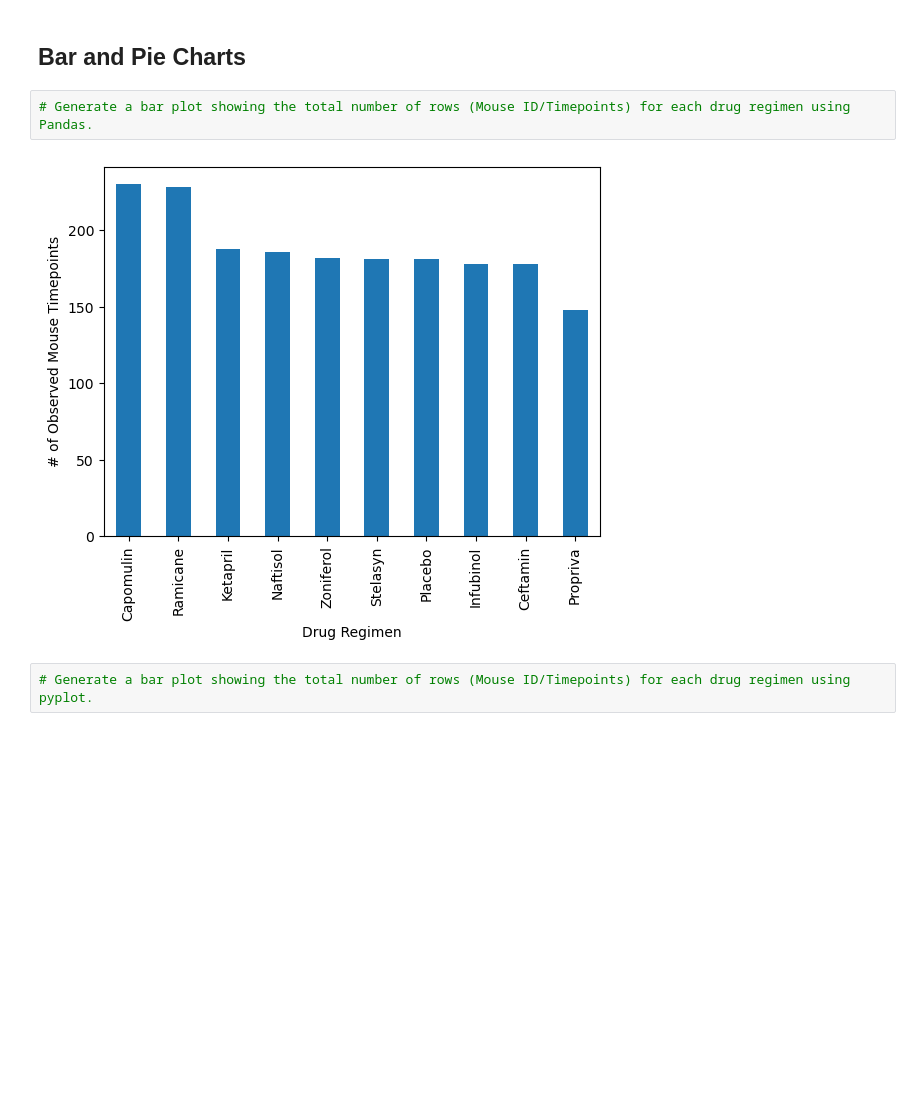
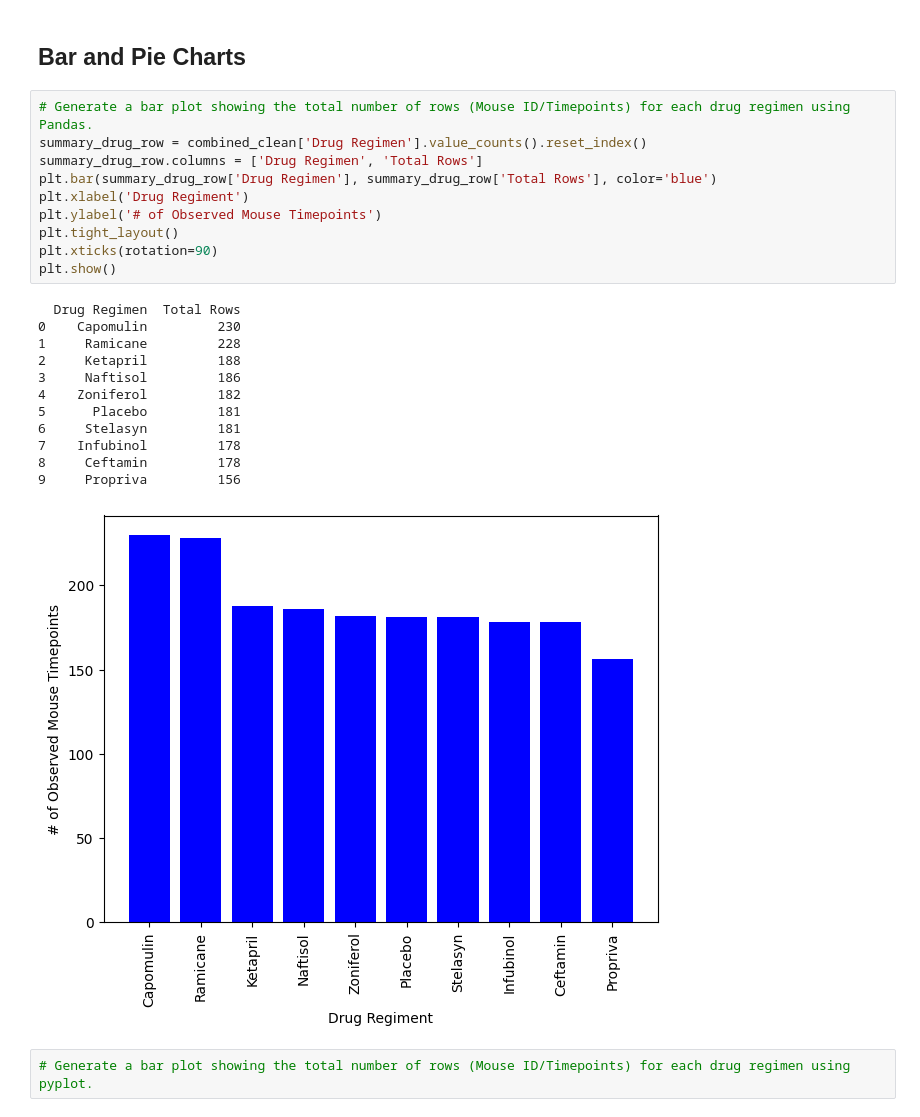
Before and after one commit to yslavcom-code/challenge-5-Pymaceuticals, a Jupyter notebook: solve.ipynb, the cells around one changed output. Cells and saved outputs as stored; diff of their text form; blank space fills up the shorter version.

Commit message:
added bar plot to drug regiment/timepoints

```diff
--- a/solve.ipynb
+++ b/solve.ipynb
@@ -140,8 +140,27 @@ summary_statistics
 ## Bar and Pie Charts
 # %%
 # Generate a bar plot showing the total number of rows (Mouse ID/Timepoints) for each drug regimen using Pandas.
+summary_drug_row = combined_clean['Drug Regimen'].value_counts().reset_index()
+summary_drug_row.columns = ['Drug Regimen', 'Total Rows']
+plt.bar(summary_drug_row['Drug Regimen'], summary_drug_row['Total Rows'], color='blue')
+plt.xlabel('Drug Regiment')
+plt.ylabel('# of Observed Mouse Timepoints')
+plt.tight_layout()
+plt.xticks(rotation=90)
+plt.show()
 # %% [output]
+  Drug Regimen  Total Rows
+0    Capomulin         230
+1     Ramicane         228
+2     Ketapril         188
+3     Naftisol         186
+4    Zoniferol         182
+5      Placebo         181
+6     Stelasyn         181
+7    Infubinol         178
+8     Ceftamin         178
+9     Propriva         156
-[figure, old version]
+[figure, new version]
 # %%
 # Generate a bar plot showing the total number of rows (Mouse ID/Timepoints) for each drug regimen using pyplot.
 # %% [output]
```
Also changed, not shown: parts of 1 cell of this notebook.
